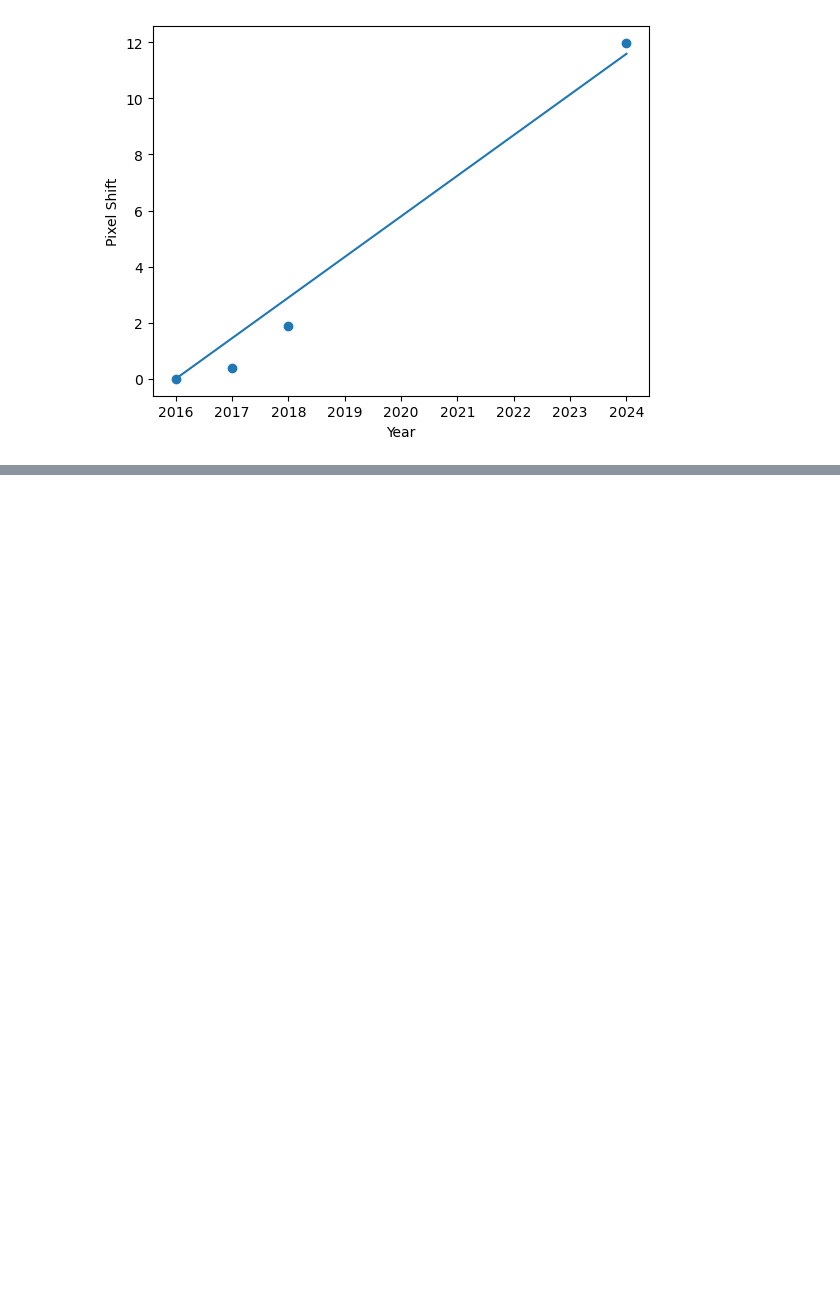
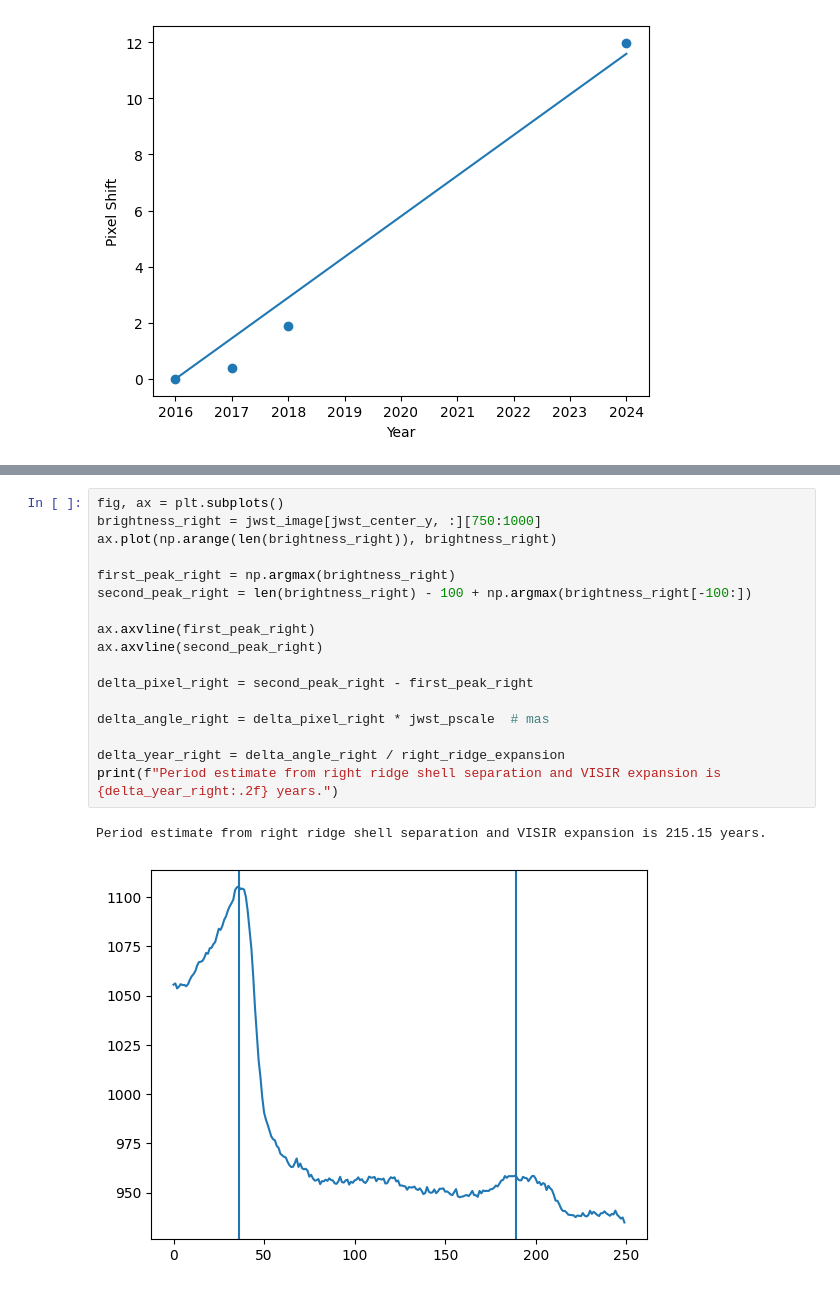
Before and after one commit to ryanwhite1/Wolf-Rayets, a Jupyter notebook: Expansion_Rate_and_Period.ipynb, the cells around one changed output, grey strips where cells are left out. Saved outputs shown, nothing was run; the diff lists cells and outputs as text; blank space fills up the shorter version.

```diff
--- a/Expansion_Rate_and_Period.ipynb
+++ b/Expansion_Rate_and_Period.ipynb
@@ -562,0 +784,20 @@ Hence the windspeed from the bottom edge is 742.2 km/s
+# %%
+fig, ax = plt.subplots()
+brightness_right = jwst_image[jwst_center_y, :][750:1000]
+ax.plot(np.arange(len(brightness_right)), brightness_right)
+
+first_peak_right = np.argmax(brightness_right)
+second_peak_right = len(brightness_right) - 100 + np.argmax(brightness_right[-100:])
+
+ax.axvline(first_peak_right)
+ax.axvline(second_peak_right)
+
+delta_pixel_right = second_peak_right - first_peak_right
+
+delta_angle_right = delta_pixel_right * jwst_pscale  # mas
+
+delta_year_right = delta_angle_right / right_ridge_expansion
+print(f"Period estimate from right ridge shell separation and VISIR expansion is {delta_year_right:.2f} years.")
+# %% [output]
+Period estimate from right ridge shell separation and VISIR expansion is 215.15 years.
+[figure, added]
```
Also changed, not shown: parts of 11 cells of this notebook.
